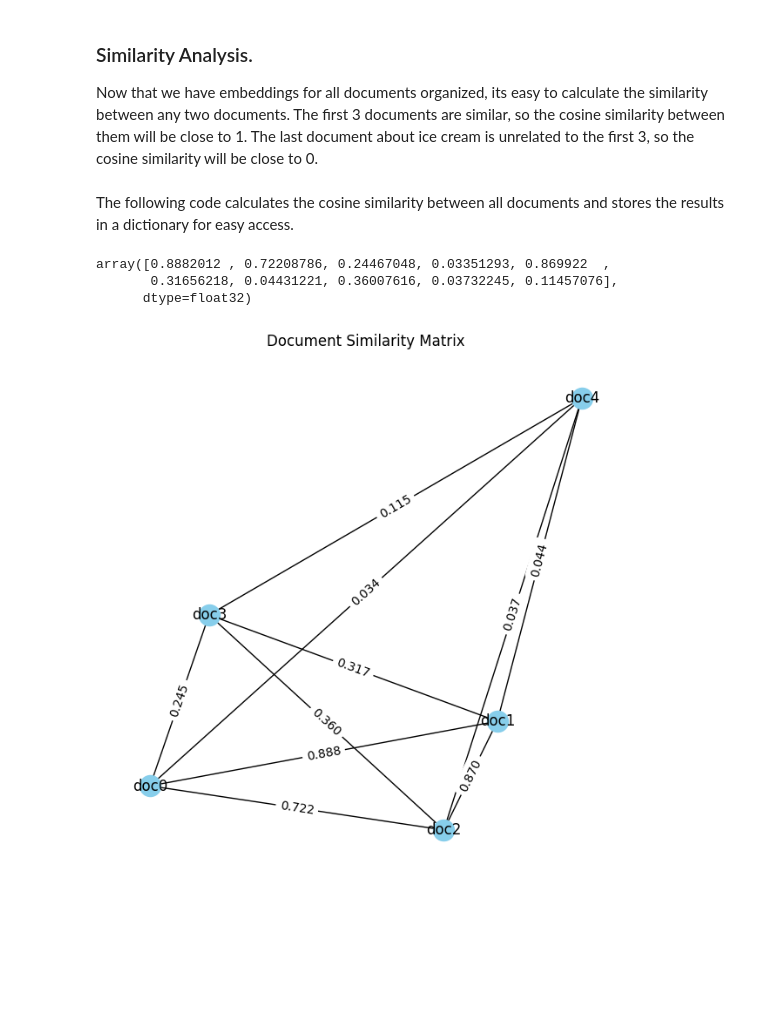
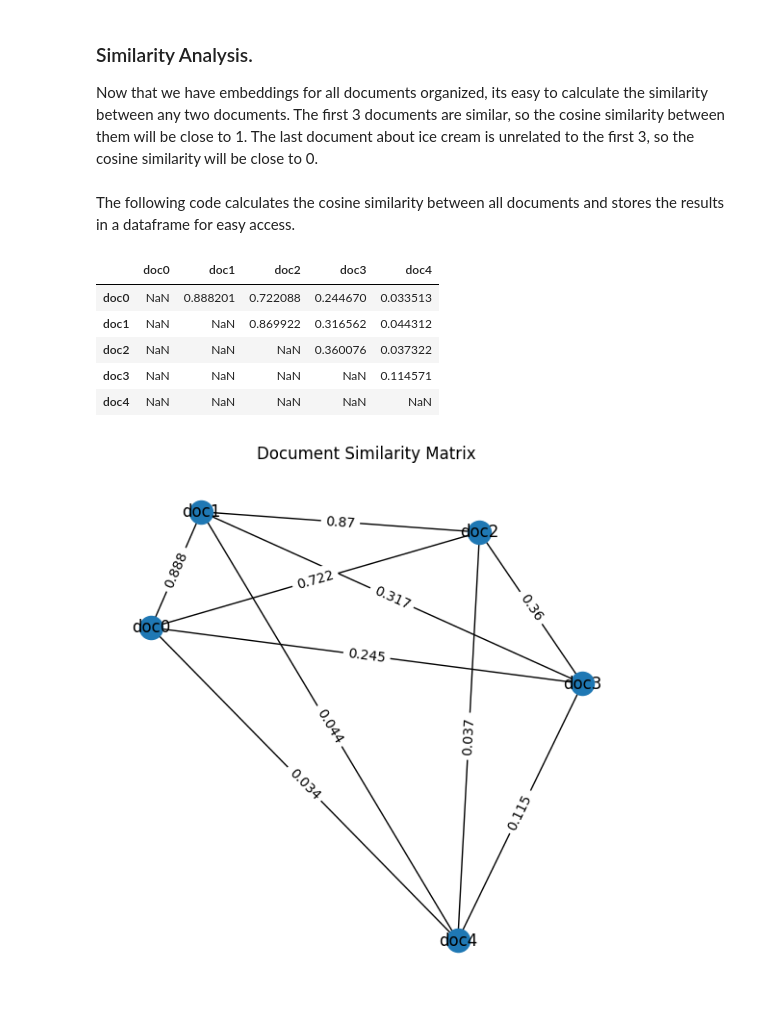
Before and after one commit to terpyPy/data-499-capstone, a Jupyter notebook: sentence_transforming.ipynb, the cells around one changed output. Drawn from its saved outputs; the diff is of its cells as text; code cells hidden in the pictures; blank space fills up the shorter version.

```diff
--- a/sentence_transforming.ipynb
+++ b/sentence_transforming.ipynb
@@ -60,35 +59,19 @@ df.shape
 ### Similarity Analysis.
 Now that we have embeddings for all documents organized, its easy to calculate the similarity between any two documents. The first 3 documents are similar, so the cosine similarity between them will be close to 1. The last document about ice cream is unrelated to the first 3, so the cosine similarity will be close to 0.
 # %% [markdown]
-The following code calculates the cosine similarity between all documents and stores the results in a dictionary for easy access.
+The following code calculates the cosine similarity between all documents and stores the results in a dataframe for easy access.
 # %%
 # Calculate the cosine similarity between all pairs of documents
-cosine_sim = np.array([[cosine_similarity(doc1, doc2) for doc2 in doc_embeddings] for doc1 in doc_embeddings])
+cosine_sim = df.dot(df.T)
+cosine_sim
 
-# take the upper triangle of the matrix
-cosine_sim_p = np.triu(cosine_sim, k=1)
-
-# get a flattened version of the upper triangle without the zeros
-cosine_sim_flat = cosine_sim_p[cosine_sim_p != 0]
-cosine_sim_flat
+# # take the upper triangle of the matrix
+cosine_sim = cosine_sim.where(np.triu(np.ones(cosine_sim.shape), k=1).astype(np.bool))
+cosine_sim
 # %% [output]
-array([0.8882012 , 0.72208786, 0.24467048, 0.03351293, 0.869922  ,
-       0.31656218, 0.04431221, 0.36007616, 0.03732245, 0.11457076],
-      dtype=float32)
+|  | doc0 | doc1 | doc2 | doc3 | doc4 |
+| doc0 | NaN | 0.888201 | 0.722088 | 0.244670 | 0.033513 |
+| doc1 | NaN | NaN | 0.869922 | 0.316562 | 0.044312 |
+| doc2 | NaN | NaN | NaN | 0.360076 | 0.037322 |
+| doc3 | NaN | NaN | NaN | NaN | 0.114571 |
+| doc4 | NaN | NaN | NaN | NaN | NaN |
-# %%
-G = nx.Graph()
-G.add_nodes_from(df.index)
-# use the flattened cosine similarities as the edge weights
-for i, (docx, docy) in enumerate(combinations(df.index, 2)):
-    G.add_edge(docx, docy, weight=f"{cosine_sim_flat[i]:.3f}")
-
-# Draw the graph
-pos = nx.spring_layout(G)
-plt.figure(figsize=(6, 6))
-nx.draw(G, pos=pos, with_labels=True, font_color='black', node_color='skyblue')
-labels = nx.get_edge_attributes(G, 'weight')
-nx.draw_networkx_edge_labels(G, pos, edge_labels=labels)
-plt.title('Document Similarity Matrix')
-plt.show()
-# %% [output]
-[figure, removed]
@@ -94,0 +82,16 @@ plt.show()
+# %%
+# Create a graph from the cosine similarity matrix
+G = nx.from_pandas_adjacency(cosine_sim.fillna(0))
+
+pos = nx.spring_layout(G)
+labels = nx.get_edge_attributes(G, 'weight')
+# round the labels to 2 decimal places
+labels = {k: round(v, 3) for k, v in labels.items()}
+# Draw the graph
+plt.figure(figsize=(7, 7))
+plt.title('Document Similarity Matrix')
+nx.draw(G, pos, with_labels=True)
+nx.draw_networkx_edge_labels(G, pos, edge_labels=labels)
+plt.show()
+# %% [output]
+[figure, added]
```
Also changed, not shown: parts of 2 cells of this notebook.
